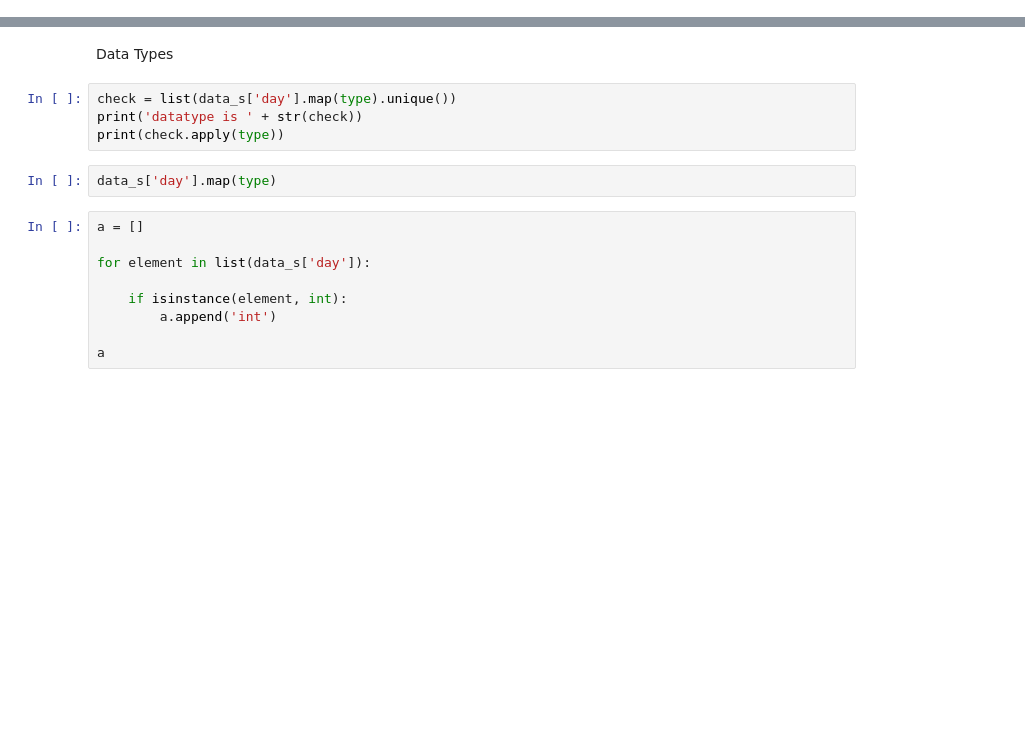
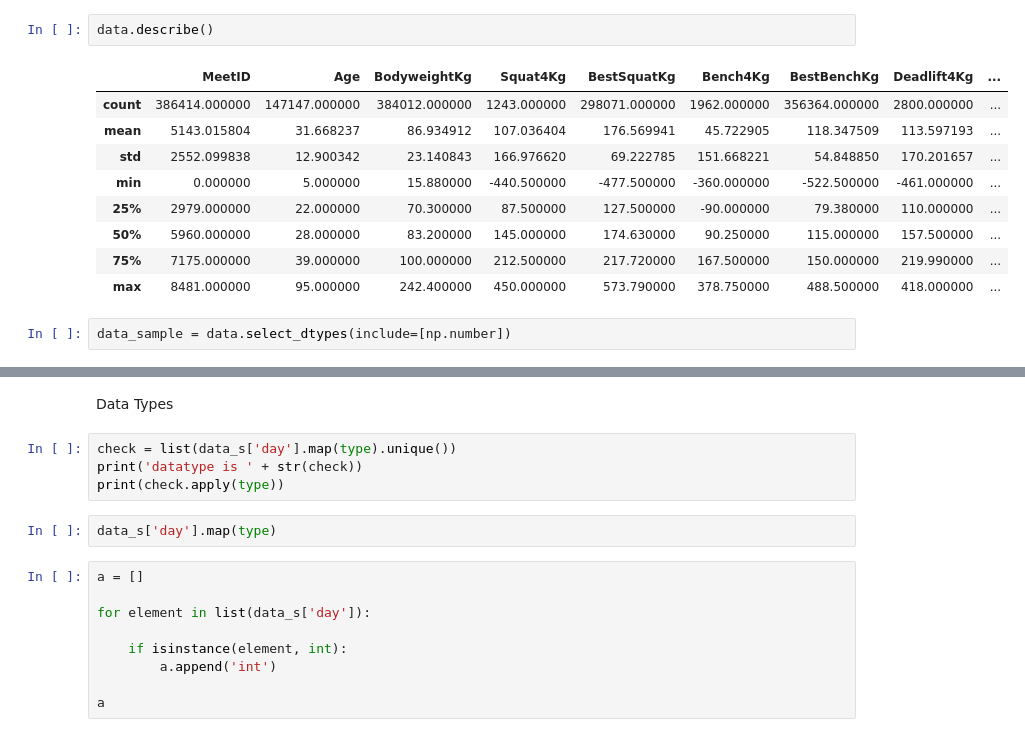
Before and after one commit to Ekpali/Data-Quality-Project, a Jupyter notebook: functionality_test.ipynb, the cells around one changed output, grey strips where cells are left out. Cells and saved outputs as stored; diff of their text form; blank space fills up the shorter version.

```diff
--- a/functionality_test.ipynb
+++ b/functionality_test.ipynb
@@ -25,0 +27,14 @@ memory usage: 1.3+ MB
+# %%
+data.describe()
+# %% [output]
+|  | MeetID | Age | BodyweightKg | Squat4Kg | BestSquatKg | Bench4Kg | BestBenchKg | Deadlift4Kg | ... |
+| count | 386414.000000 | 147147.000000 | 384012.000000 | 1243.000000 | 298071.000000 | 1962.000000 | 356364.000000 | 2800.000000 | ... |
+| mean | 5143.015804 | 31.668237 | 86.934912 | 107.036404 | 176.569941 | 45.722905 | 118.347509 | 113.597193 | ... |
+| std | 2552.099838 | 12.900342 | 23.140843 | 166.976620 | 69.222785 | 151.668221 | 54.848850 | 170.201657 | ... |
+| min | 0.000000 | 5.000000 | 15.880000 | -440.500000 | -477.500000 | -360.000000 | -522.500000 | -461.000000 | ... |
+| 25% | 2979.000000 | 22.000000 | 70.300000 | 87.500000 | 127.500000 | -90.000000 | 79.380000 | 110.000000 | ... |
+| 50% | 5960.000000 | 28.000000 | 83.200000 | 145.000000 | 174.630000 | 90.250000 | 115.000000 | 157.500000 | ... |
+| 75% | 7175.000000 | 39.000000 | 100.000000 | 212.500000 | 217.720000 | 167.500000 | 150.000000 | 219.990000 | ... |
+| max | 8481.000000 | 95.000000 | 242.400000 | 450.000000 | 573.790000 | 378.750000 | 488.500000 | 418.000000 | ... |
+# %%
+data_sample = data.select_dtypes(include=[np.number])
```
Also changed, not shown: parts of 14 cells of this notebook, 1 other file.
